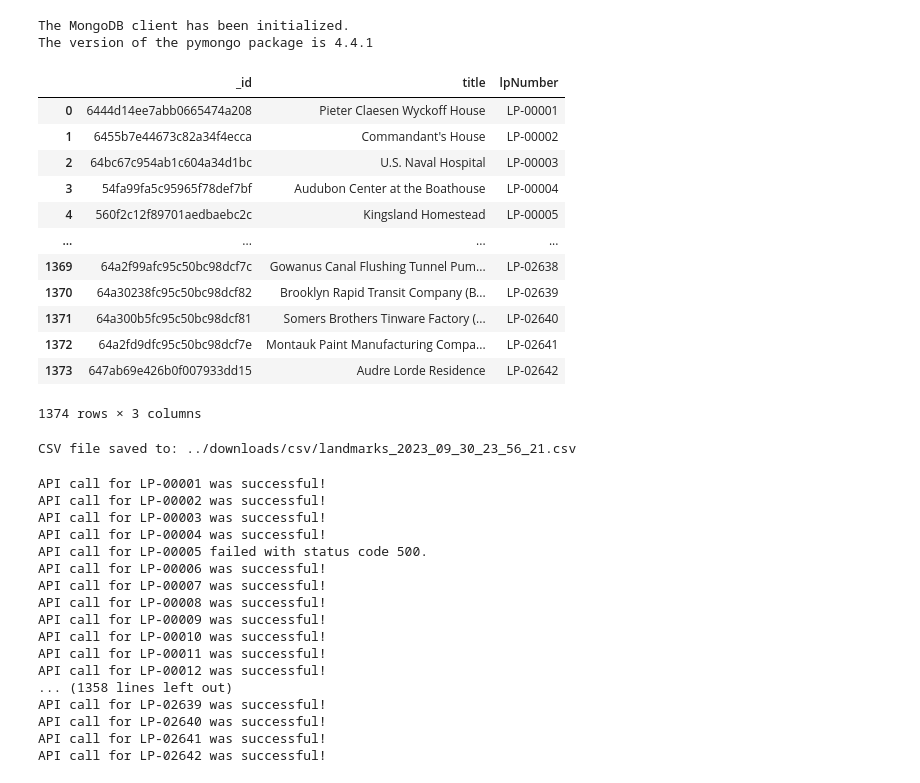
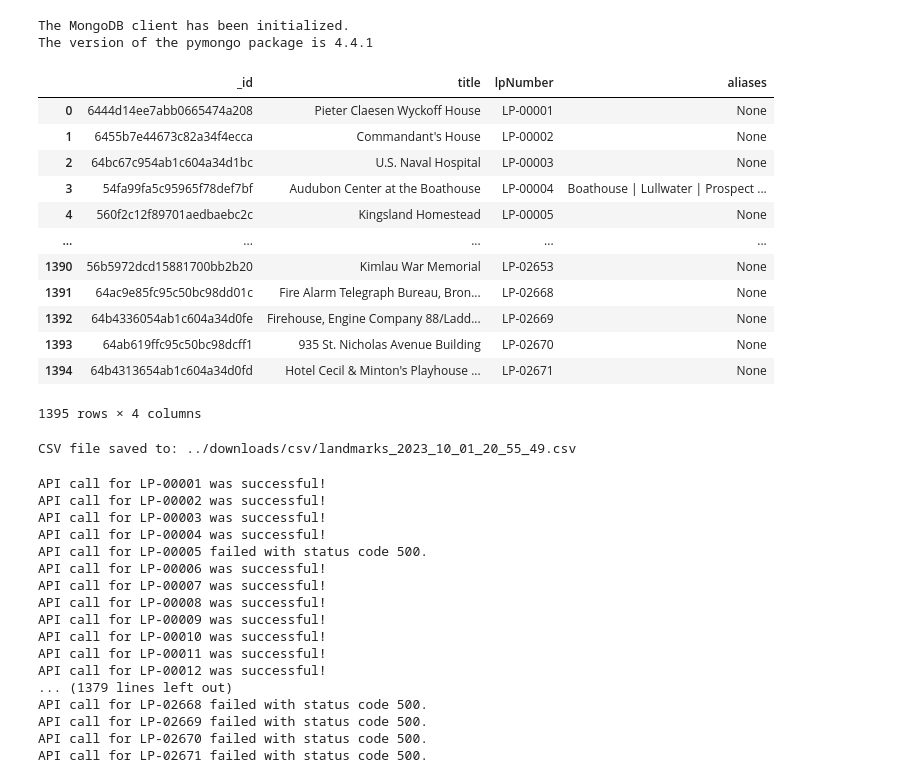
Before and after one commit to stuartshay/NavigatorGPT, a Jupyter notebook: notebooks/mongodb_api_processing.ipynb, the cells around one changed output. Drawn from its saved outputs; the diff is of its cells as text; code cells hidden in the pictures.

```diff
--- a/notebooks/mongodb_api_processing.ipynb
+++ b/notebooks/mongodb_api_processing.ipynb
@@ -38,44 +38,60 @@ collection = db.attractions
 The MongoDB client has been initialized.
 The version of the pymongo package is 4.4.1
 # %%
+# Define the aggregation pipeline
 pipeline = [
     {
         "$match": {
             "landmark.lpNumber": { "$exists": True }
         }
     },
     {
         "$project": {
             "_id": 1,
             "title": 1,
-            "lpNumber": "$landmark.lpNumber"
+            "lpNumber": "$landmark.lpNumber",
+            "aliases": {
+                "$reduce": {
+                    "input": "$aliases",
+                    "initialValue": "",
+                    "in": {
+                        "$concat": [
+                            "$$value",
+                            { "$cond": [{ "$eq": ["$$value", ""] }, "", " | "] },
+                            "$$this"
+                        ]
+                    }
+                }
+            }
         }
     },
     {
         "$sort": {
             "lpNumber": 1
         }
     }
 ]
 
+# Execute the aggregation pipeline
 cursor = collection.aggregate(pipeline)
 
+# Convert the result cursor to a pandas DataFrame
 df = pd.DataFrame(list(cursor))
 df
 # %% [output]
-|  | _id | title | lpNumber |
-| 0 | 6444d14ee7abb0665474a208 | Pieter Claesen Wyckoff House | LP-00001 |
-| 1 | 6455b7e44673c82a34f4ecca | Commandant's House | LP-00002 |
-| 2 | 64bc67c954ab1c604a34d1bc | U.S. Naval Hospital | LP-00003 |
-| 3 | 54fa99fa5c95965f78def7bf | Audubon Center at the Boathouse | LP-00004 |
-| 4 | 560f2c12f89701aedbaebc2c | Kingsland Homestead | LP-00005 |
-| ... | ... | ... | ... |
-| 1369 | 64a2f99afc95c50bc98dcf7c | Gowanus Canal Flushing Tunnel Pum... | LP-02638 |
-| 1370 | 64a30238fc95c50bc98dcf82 | Brooklyn Rapid Transit Company (B... | LP-02639 |
-| 1371 | 64a300b5fc95c50bc98dcf81 | Somers Brothers Tinware Factory (... | LP-02640 |
-| 1372 | 64a2fd9dfc95c50bc98dcf7e | Montauk Paint Manufacturing Compa... | LP-02641 |
-| 1373 | 647ab69e426b0f007933dd15 | Audre Lorde Residence | LP-02642 |
+|  | _id | title | lpNumber | aliases |
+| 0 | 6444d14ee7abb0665474a208 | Pieter Claesen Wyckoff House | LP-00001 | None |
+| 1 | 6455b7e44673c82a34f4ecca | Commandant's House | LP-00002 | None |
+| 2 | 64bc67c954ab1c604a34d1bc | U.S. Naval Hospital | LP-00003 | None |
+| 3 | 54fa99fa5c95965f78def7bf | Audubon Center at the Boathouse | LP-00004 | Boathouse | Lullwater | Prospect ... |
+| 4 | 560f2c12f89701aedbaebc2c | Kingsland Homestead | LP-00005 | None |
+| ... | ... | ... | ... | ... |
+| 1390 | 56b5972dcd15881700bb2b20 | Kimlau War Memorial | LP-02653 | None |
+| 1391 | 64ac9e85fc95c50bc98dd01c | Fire Alarm Telegraph Bureau, Bron... | LP-02668 | None |
+| 1392 | 64b4336054ab1c604a34d0fe | Firehouse, Engine Company 88/Ladd... | LP-02669 | None |
+| 1393 | 64ab619ffc95c50bc98dcff1 | 935 St. Nicholas Avenue Building | LP-02670 | None |
+| 1394 | 64b4313654ab1c604a34d0fd | Hotel Cecil & Minton's Playhouse ... | LP-02671 | None |
-1374 rows × 3 columns
+1395 rows × 4 columns
 # %%
 # Create a directory if it doesn't exist
 output_directory = "../downloads/csv/"
@@ -91,13 +107,14 @@ df.to_csv(csv_filepath, index=False)
 
 print(f"CSV file saved to: {csv_filepath}")
 # %% [output]
-CSV file saved to: ../downloads/csv/landmarks_2023_09_30_23_56_21.csv
+CSV file saved to: ../downloads/csv/landmarks_2023_10_01_20_55_49.csv
 # %%
 import requests
 import json
 
-# Base API endpoint and headers
+# Base API endpoint and headers //
 url = 'https://microservice-api-w6zlqlyoma-uk.a.run.app/api/v1/FeatureService/attributelookup'
+#url = 'http://localhost:5000/api/v1/FeatureService/attributelookup'
 headers = {
     'accept': 'application/json',
     'Content-Type': 'application/json'
@@ -142,7 +159,10 @@ results_df = pd.DataFrame(results)
 merged_df = pd.merge(df, results_df, on='lpNumber', how='left')
 
 # Save the merged DataFrame to a CSV file
-merged_df.to_csv("../downloads/csv/output_filename.csv", index=False)
+current_datetime = datetime.now().strftime("%Y_%m_%d_%H_%M_%S")
+csv_filename = f"../downloads/csv/landmarks_api_{current_datetime}.csv"
+
+merged_df.to_csv(csv_filename , index=False)
 # %% [output]
 API call for LP-00001 was successful!
 API call for LP-00002 was successful!
@@ -156,8 +176,8 @@ API call for LP-00009 was successful!
 API call for LP-00010 was successful!
 API call for LP-00011 was successful!
 API call for LP-00012 was successful!
-... (1358 lines left out)
-API call for LP-02639 was successful!
-API call for LP-02640 was successful!
-API call for LP-02641 was successful!
-API call for LP-02642 was successful!
+... (1379 lines left out)
+API call for LP-02668 failed with status code 500.
+API call for LP-02669 failed with status code 500.
+API call for LP-02670 failed with status code 500.
+API call for LP-02671 failed with status code 500.
```
Also changed, not shown: 2 other files.
